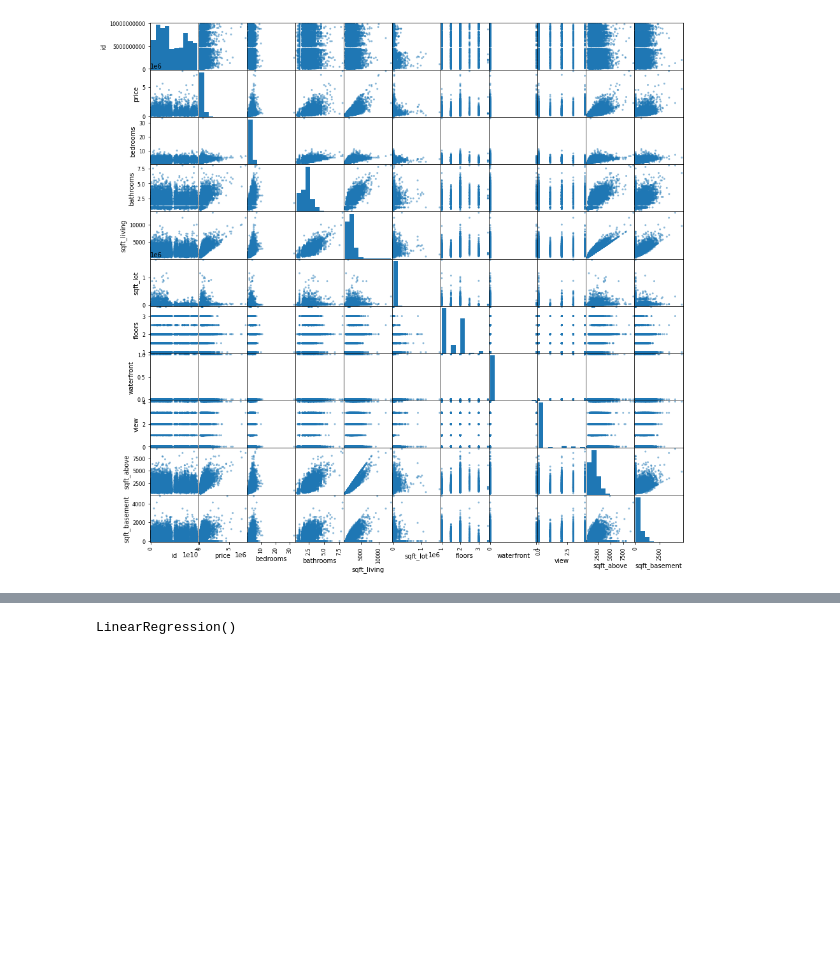
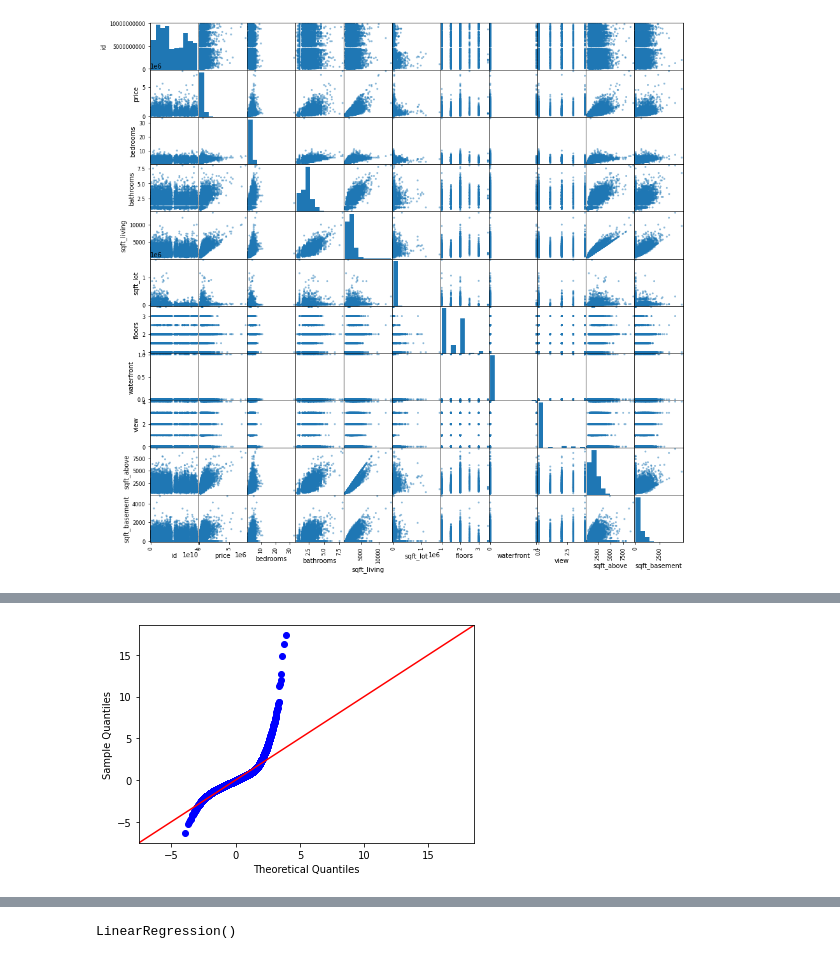
Before and after one commit to hannah-schurman/dsc-phase2-project, a Jupyter notebook: project-hannah.ipynb, the cells around one changed output, grey strips where cells are left out. Saved outputs shown, nothing was run; the diff lists cells and outputs as text; code cells hidden in the pictures; blank space fills up the shorter version.

Commit message:
continued data cleaning

```diff
--- a/project-hannah.ipynb
+++ b/project-hannah.ipynb
@@ -357,6 +361,15 @@ df.head()
 | 2 | 5631500400 | 2/25/2015 | 180000.0 | 2 | 1.00 | 770 | 10000 | 1.0 | 0 | 0 | ... |
 | 3 | 2487200875 | 12/9/2014 | 604000.0 | 4 | 3.00 | 1960 | 5000 | 1.0 | 0 | 0 | ... |
 | 4 | 1954400510 | 2/18/2015 | 510000.0 | 3 | 2.00 | 1680 | 8080 | 1.0 | 0 | 0 | ... |
+# %%
+# a function that takes in a target column and predictor columns and creates a formula
+# it then passes the formula and data frame into the ols function and returns the model
+
+def regression_model(target, cols, df):
+    predictors = '+'.join(cols)
+    formula = target + '~' + predictors
+    model = ols(formula=formula, data=df).fit()
+    return model
 # %%
 cols = ['bedrooms', 'bathrooms', 'sqft_living', 'sqft_lot', 'floors', 'waterfront', 'view', 'sqft_above', 'sqft_basement']
 outcome = 'price'
@@ -478,0 +482,5 @@ strong multicollinearity or other numerical problems.
+# %%
+cols = ['bedrooms', 'sqft_above', 'sqft_basement', 'sqft_lot', 'floors', 'waterfront', 'view']
+# %%
+model = regression_model('price', cols, df)
+model.summary()
@@ -478,0 +515,4 @@ strong multicollinearity or other numerical problems.
+# %%
+fig = sm.graphics.qqplot(model.resid, dist=stats.norm, line='45', fit=True)
+# %% [output]
+[figure, added]
```
Also changed, not shown: parts of 22 cells of this notebook, 1 other file.
